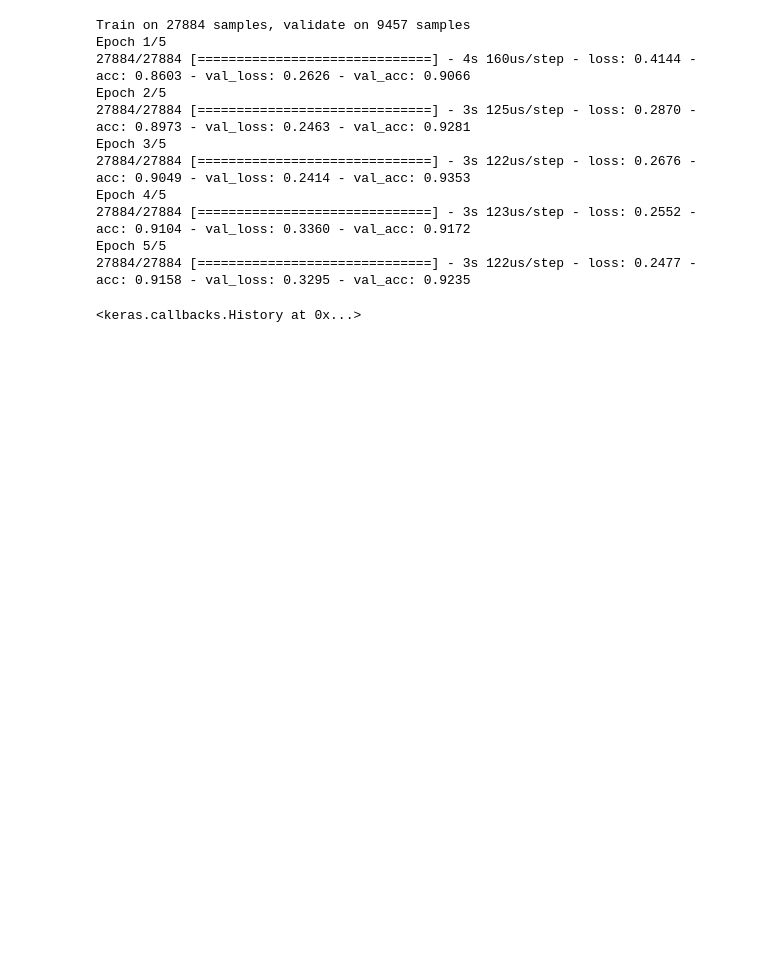
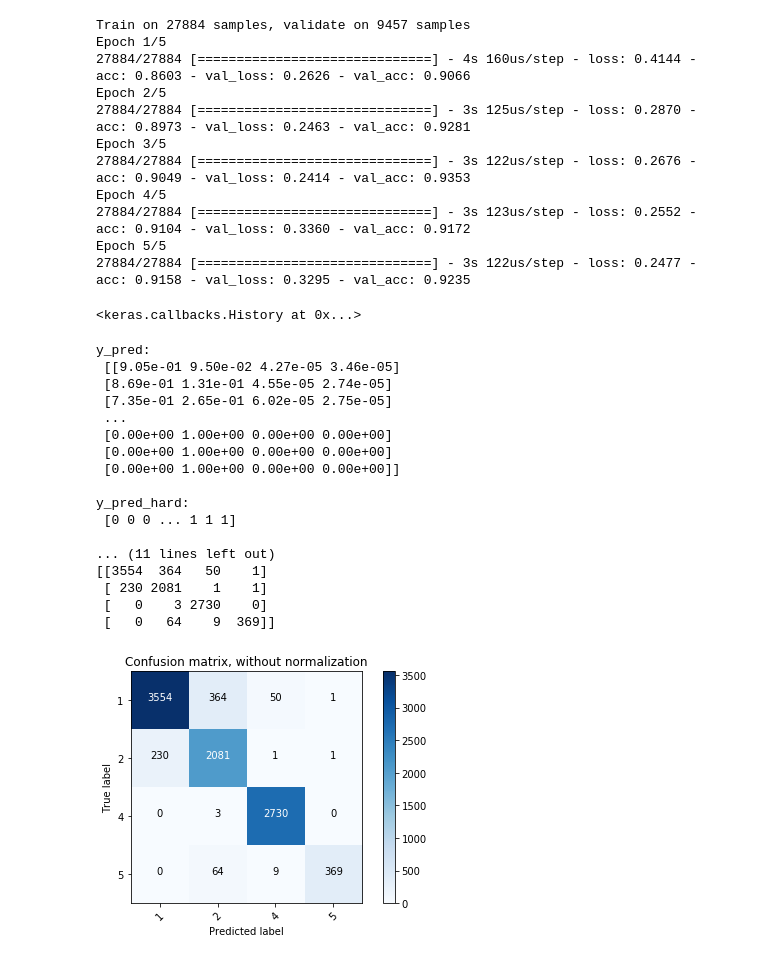
Before and after one commit to MatteoDrago/hda-project, a Jupyter notebook: CNN_Keras-Matteo.ipynb, the cells around one changed output. Cells and saved outputs as stored; diff of their text form; code cells hidden in the pictures; blank space fills up the shorter version.

Commit message:
fixed imprecision on confusion matrix

```diff
--- a/CNN_Keras-Matteo.ipynb
+++ b/CNN_Keras-Matteo.ipynb
@@ -423,68 +423,50 @@ Epoch 5/5
 27884/27884 [==============================] - 3s 122us/step - loss: 0.2477 - acc: 0.9158 - val_loss: 0.3295 - val_acc: 0.9235
 <keras.callbacks.History at 0x...>
 # %%
-y_pred = model_test_2.predict(cube_test)
+y_pred = model_test_2.predict(X_test)
 print("y_pred:\n", y_pred)
 
 y_pred_hard = np.argmax(y_pred, axis=1)
 print("\ny_pred_hard:\n", y_pred_hard)
 
 YOH_pred = onehot_encoder.fit_transform(y_pred_hard.reshape(-1, 1))
 print("\nYOH_pred:\n", YOH_pred)
-
 print("F1-measure: ", f1_score(YOH_test_final, YOH_pred, average='weighted'))
 
 # Compute ROC curve and ROC area for each class
 fpr = dict()
 tpr = dict()
 roc_auc = dict()
 for i in range(classes):
     fpr[i], tpr[i], _ = roc_curve(YOH_test_final[:, i], YOH_pred[:, i])
     roc_auc[i] = auc(fpr[i], tpr[i])
 
 print(roc_auc)
 
-def plot_confusion_matrix(cm, classes,
-                          normalize=False,
-                          title='Confusion matrix',
-                          cmap=plt.cm.Blues):
-    """
-    This function prints and plots the confusion matrix.
-    Normalization can be applied by setting `normalize=True`.
-    """
-    if normalize:
-        cm = cm.astype('float') / cm.sum(axis=1)[:, np.newaxis]
-        print("Normalized confusion matrix")
-    else:
-        print('Confusion matrix, without normalization')
-
-    print(cm)
-
-    plt.imshow(cm, interpolation='nearest', cmap=cmap)
-    plt.title(title)
-    plt.colorbar()
-    tick_marks = np.arange(len(classes))
-    plt.xticks(tick_marks, classes, rotation=45)
-    plt.yticks(tick_marks, classes)
-
-    fmt = '.2f' if normalize else 'd'
-    thresh = cm.max() / 2.
-    for i, j in itertools.product(range(cm.shape[0]), range(cm.shape[1])):
-        plt.text(j, i, format(cm[i, j], fmt),
-                 horizontalalignment="center",
-                 color="white" if cm[i, j] > thresh else "black")
-
-    plt.tight_layout()
-    plt.ylabel('True label')
-    plt.xlabel('Predicted label')
-
-# Compute confusion matrix
-
 y_test_hard = np.argmax(YOH_test_final, axis=1)
 cnf_matrix = confusion_matrix(y_test_hard, y_pred_hard)
 np.set_printoptions(precision=2)
 
 # Plot non-normalized confusion matrix
 plt.figure()
 plot_confusion_matrix(cnf_matrix, classes=[1,2,4,5],
                       title='Confusion matrix, without normalization')
+# %% [output]
+y_pred:
+ [[9.05e-01 9.50e-02 4.27e-05 3.46e-05]
+ [8.69e-01 1.31e-01 4.55e-05 2.74e-05]
+ [7.35e-01 2.65e-01 6.02e-05 2.75e-05]
+ ...
+ [0.00e+00 1.00e+00 0.00e+00 0.00e+00]
+ [0.00e+00 1.00e+00 0.00e+00 0.00e+00]
+ [0.00e+00 1.00e+00 0.00e+00 0.00e+00]]
+
+y_pred_hard:
+ [0 0 0 ... 1 1 1]
+
+... (11 lines left out)
+[[3554  364   50    1]
+ [ 230 2081    1    1]
+ [   0    3 2730    0]
+ [   0   64    9  369]]
+[figure, added]
```
